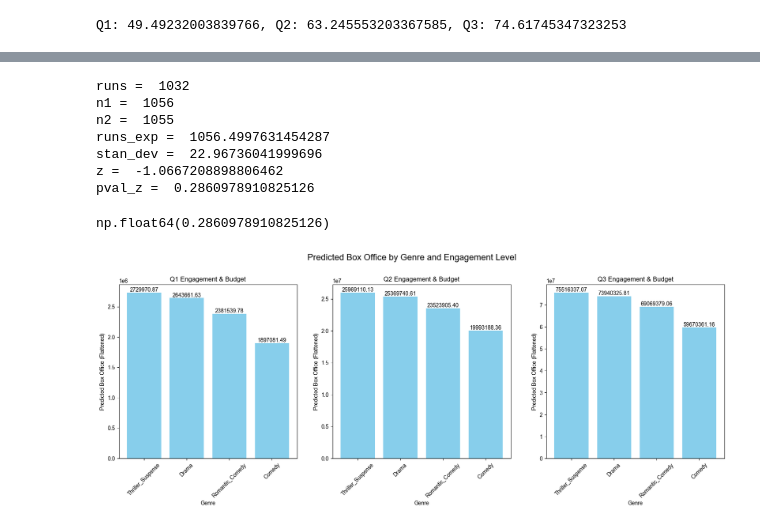
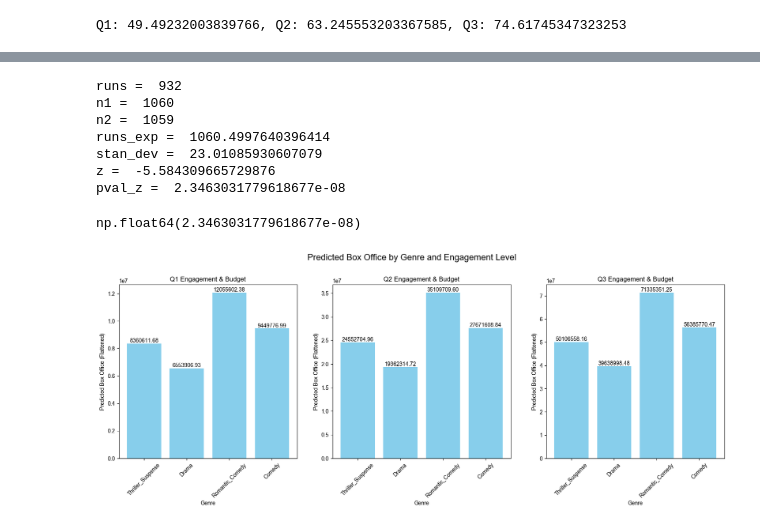
Before and after one commit to Ocean1029/Statistics_Final_Project, a Jupyter notebook: final_code_workspace/type_to_box_office.ipynb, the cells around one changed output, grey strips where cells are left out. Cells and saved outputs as stored; diff of their text form; code cells hidden in the pictures.

```diff
--- a/final_code_workspace/type_to_box_office.ipynb
+++ b/final_code_workspace/type_to_box_office.ipynb
@@ -120,7 +128,7 @@ for source in source_dummy.columns:
 source_budget_interaction['I_Original_Screenplay_interaction'] = filtered_df['flattened_production_budget'] * (1 - filtered_df['S_Adapted'])
 filtered_df = pd.concat([filtered_df, source_budget_interaction], axis=1)
 # %%
-model_formula = "flattened_total_box_office ~ theatrical_engagements"
+model_formula = "flattened_total_box_office ~ flattened_production_budget"
 # model_formula = model_formula + " + " + " + ".join(genre_dummy.columns)
 model_formula = model_formula + " + " + " + ".join(source_dummy.columns)
 model_formula = model_formula + " + " + " + ".join(genre_budget_interaction.columns)
@@ -248,19 +255,20 @@ residuals = model.resid.reset_index(drop=True)
 median_residuals = np.median(residuals)
 runsTest(residuals, median_residuals)
 # %% [output]
-runs =  1032
-n1 =  1056
-n2 =  1055
-runs_exp =  1056.4997631454287
-stan_dev =  22.96736041999696
-z =  -1.0667208898806462
-pval_z =  0.2860978910825126
+runs =  932
+n1 =  1060
+n2 =  1059
+runs_exp =  1060.4997640396414
+stan_dev =  23.01085930607079
+z =  -5.584309665729876
+pval_z =  2.3463031779618677e-08
-np.float64(0.2860978910825126)
+np.float64(2.3463031779618677e-08)
 # %%
 def calculate_predictions(model, engagement, budget, genre):
     # 創建預測用的資料框
     pred_data = pd.DataFrame({
         'theatrical_engagements': [engagement],
+        'flattened_production_budget': [budget],
         'S_Adapted': [0],  # 假設為 Adapted
         'I_Thriller_Suspense_budget_interaction': budget if genre == 'Thriller_Suspense' else 0,
         'I_Romantic_Comedy_budget_interaction': budget if genre == 'Romantic_Comedy' else 0,
@@ -279,31 +287,31 @@ genres = ['Thriller_Suspense', 'Drama', 'Romantic_Comedy', 'Comedy']
 fig, axes = plt.subplots(1, 3, figsize=(20, 6))
 fig.suptitle('Predicted Box Office by Genre and Engagement Level', fontsize=16)
 
 for i, (engagement, budget, level) in enumerate(zip(engagements, budgets, engagement_levels)):
     predictions = []
     for genre in genres:
         pred = calculate_predictions(model, engagement, budget, genre)
         pred = np.power(pred, 4)
         predictions.append(pred)
 
     # 繪製長條圖
     # 把 x 軸的標籤改成 genre
 
     ax = axes[i]
     bars = ax.bar(genres, predictions, color='skyblue')
     ax.set_title(f'{level} Engagement & Budget')
     ax.set_xlabel('Genre')
     ax.set_ylabel('Predicted Box Office (Flattened)')
     ax.tick_params(axis='x', rotation=45)
 
     # 在長條上方添加數值標籤
     for bar in bars:
         height = bar.get_height()
         ax.text(bar.get_x() + bar.get_width()/2., height,
                 f'{height:.2f}',
                 ha='center', va='bottom')
 
 plt.subplots_adjust(top=0.85)  # 調整上方空間以適應標題
 plt.show()
 # %% [output]
-[figure, old version]
+[figure, new version]
```
Also changed, not shown: parts of 5 cells of this notebook.
